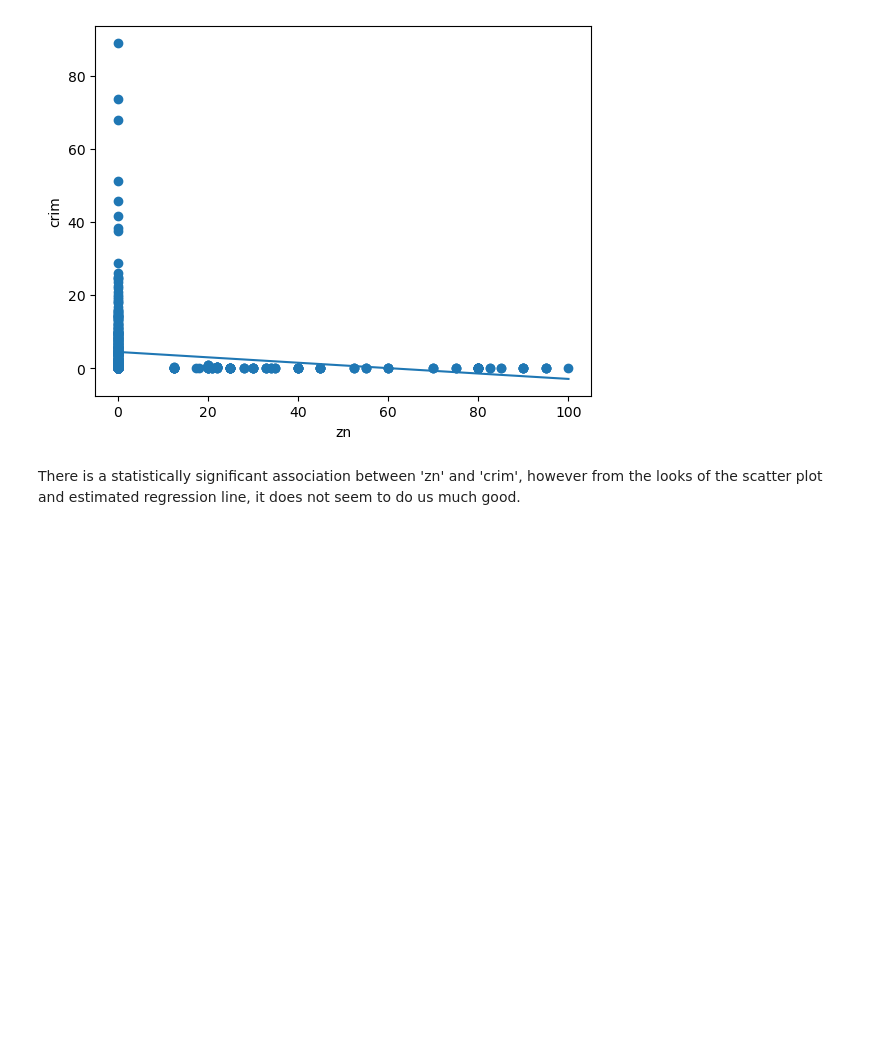
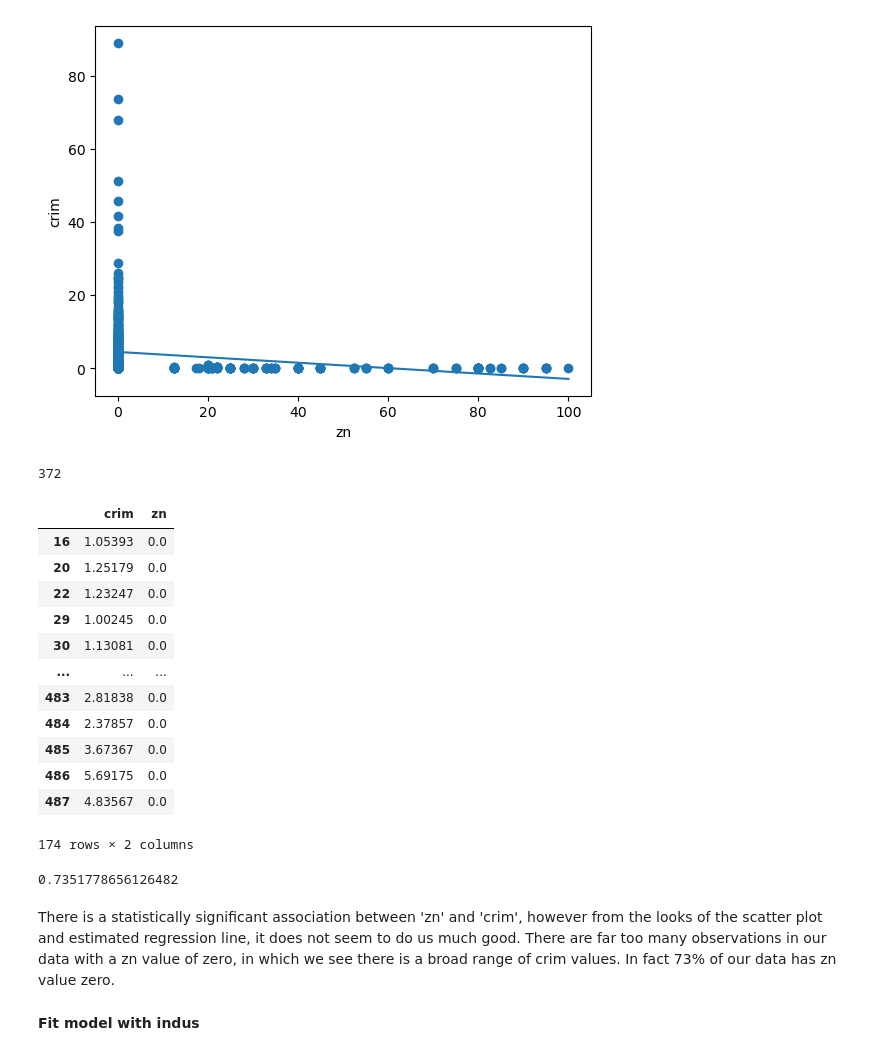
Before and after one commit to carmancater/an-introduction-to-statistical-learning-with-applications-in-python, a Jupyter notebook: Chapter 03 - Linear Regression/Ch 3 Ex 15.ipynb, the cells around one changed output. Drawn from its saved outputs; the diff is of its cells as text; code cells hidden in the pictures; blank space fills up the shorter version.

```diff
--- a/Chapter 03 - Linear Regression/Ch 3 Ex 15.ipynb
+++ b/Chapter 03 - Linear Regression/Ch 3 Ex 15.ipynb
@@ -61,5 +61,31 @@ plt.ylabel('crim')
 # %% [output]
 Text(0, 0.5, 'crim')
 [figure]
+# %%
+len(df[df['zn'] == 0])
+# %% [output]
+372
+# %%
+df[['crim', 'zn']][df['crim'] > 1]
+# %% [output]
+|  | crim | zn |
+| 16 | 1.05393 | 0.0 |
+| 20 | 1.25179 | 0.0 |
+| 22 | 1.23247 | 0.0 |
+| 29 | 1.00245 | 0.0 |
+| 30 | 1.13081 | 0.0 |
+| ... | ... | ... |
+| 483 | 2.81838 | 0.0 |
+| 484 | 2.37857 | 0.0 |
+| 485 | 3.67367 | 0.0 |
+| 486 | 5.69175 | 0.0 |
+| 487 | 4.83567 | 0.0 |
+174 rows × 2 columns
+# %%
+len(df[['crim', 'zn']][df['zn'] == 0])/len(df[['crim', 'zn']])
+# %% [output]
+0.7351778656126482
 # %% [markdown]
-There is a statistically significant association between 'zn' and 'crim', however from the looks of the scatter plot and estimated regression line, it does not seem to do us much good.
+There is a statistically significant association between 'zn' and 'crim', however from the looks of the scatter plot and estimated regression line, it does not seem to do us much good. There are far too many observations in our data with a zn value of zero, in which we see there is a broad range of crim values. In fact 73% of our data has zn value zero.
+# %% [markdown]
+**Fit model with indus**
```
Also changed, not shown: parts of 17 cells of this notebook.
